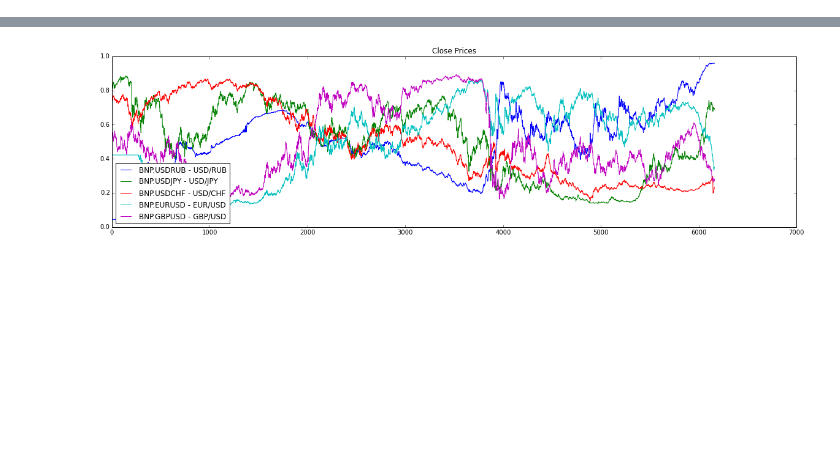
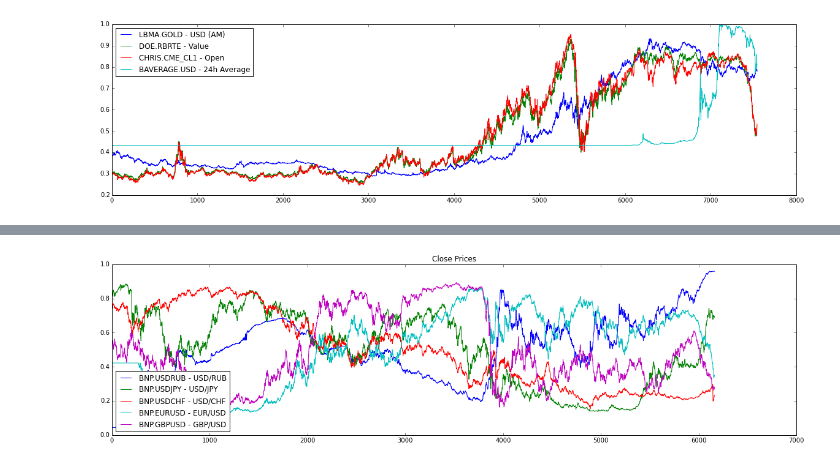
Before and after one commit to qorelogic/ml2, a Jupyter notebook: bin/quandl-fun.ipynb, the cells around one changed output, grey strips where cells are left out. Cells and saved outputs as stored; diff of their text form; code cells hidden in the pictures; blank space fills up the shorter version.

```diff
--- a/bin/quandl-fun.ipynb
+++ b/bin/quandl-fun.ipynb
@@ -10,3 +10,23 @@ rcParams['figure.figsize'] = 20, 5
 # %%
 #Wall Street Warriors Season 1 Episode 1
 #https://www.youtube.com/watch?v=nyRiuv4EDB4
+# %%
+tks = []
+tks.append('LBMA/GOLD') # Gold
+tks.append('DOE/RBRTE') # Europe Brent Crude Oil Spot Price FOB
+tks.append('CHRIS/CME_CL1') # Crude Oil Futures, Continuous Contract #1 (CL1) (Front Month)
+tks.append('BAVERAGE/USD') # USD/BITCOIN Weighted Price
+d = q.get(tks)
+# %%
+#print d.columns
+#print d.tail(1)
+hdrs = ['LBMA.GOLD - USD (AM)','DOE.RBRTE - Value','CHRIS.CME_CL1 - Open','BAVERAGE.USD - 24h Average']
+dsss = d.bfill().ix[5000:len(d),hdrs]
+#dsss = d.bfill().ix[5000:8000,hdrs]
+dsss = normalizeme(dsss)
+dsss = sigmoidme(dsss)
+plot(dsss)
+legend(dsss,2)
+show()
+# %% [output]
+[figure, added]
```
Also changed, not shown: parts of 6 cells of this notebook, 2 other files.
